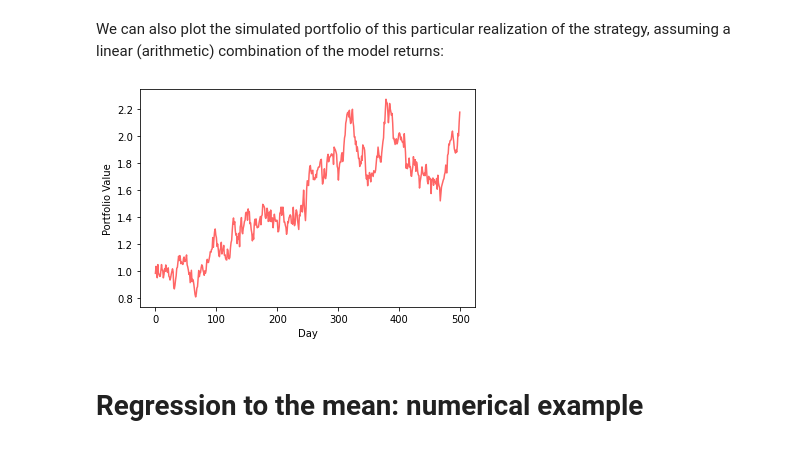
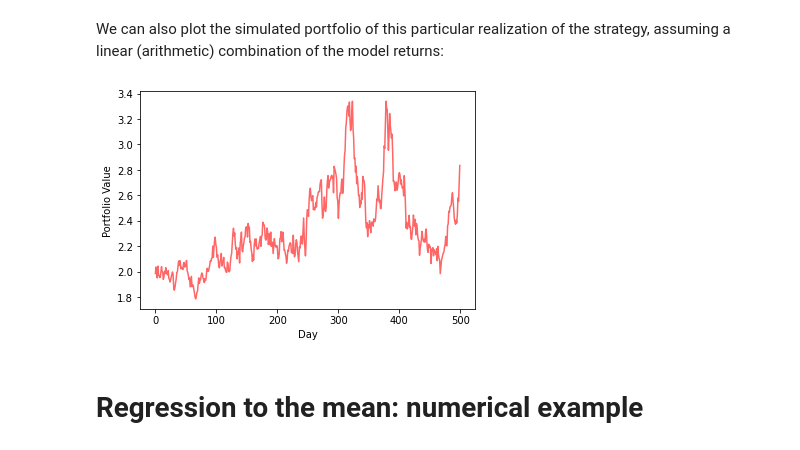
Before and after one commit to joaodmrodrigues/elements-financial-machine-learning, a Jupyter notebook: _notebooks/2021-05-25-parameter_optimization_regression_mean.ipynb, the cells around one changed output. Cells and saved outputs as stored; diff of their text form; code cells hidden in the pictures.

```diff
--- a/_notebooks/2021-05-25-parameter_optimization_regression_mean.ipynb
+++ b/_notebooks/2021-05-25-parameter_optimization_regression_mean.ipynb
@@ -104,12 +104,12 @@ We can also plot the simulated portfolio of this particular realization of the s
 # %%
 #collapse-hide
 fig, axes = plt.subplots(1, 1, figsize=(6, 4))
-axes.plot(1+np.cumsum(model_returns), color=(1.0,0.4,0.4))
+axes.plot(1+np.cumprod(1+model_returns), color=(1.0,0.4,0.4))
 axes.set_xlabel("Day")
 axes.set_ylabel("Portfolio Value")
 plt.show()
 # %% [output]
-[figure, old version]
+[figure, new version]
 # %% [markdown]
 # Regression to the mean: numerical example
 # %% [markdown]
```
Also changed, not shown: parts of 2 cells of this notebook, 2 other files.
